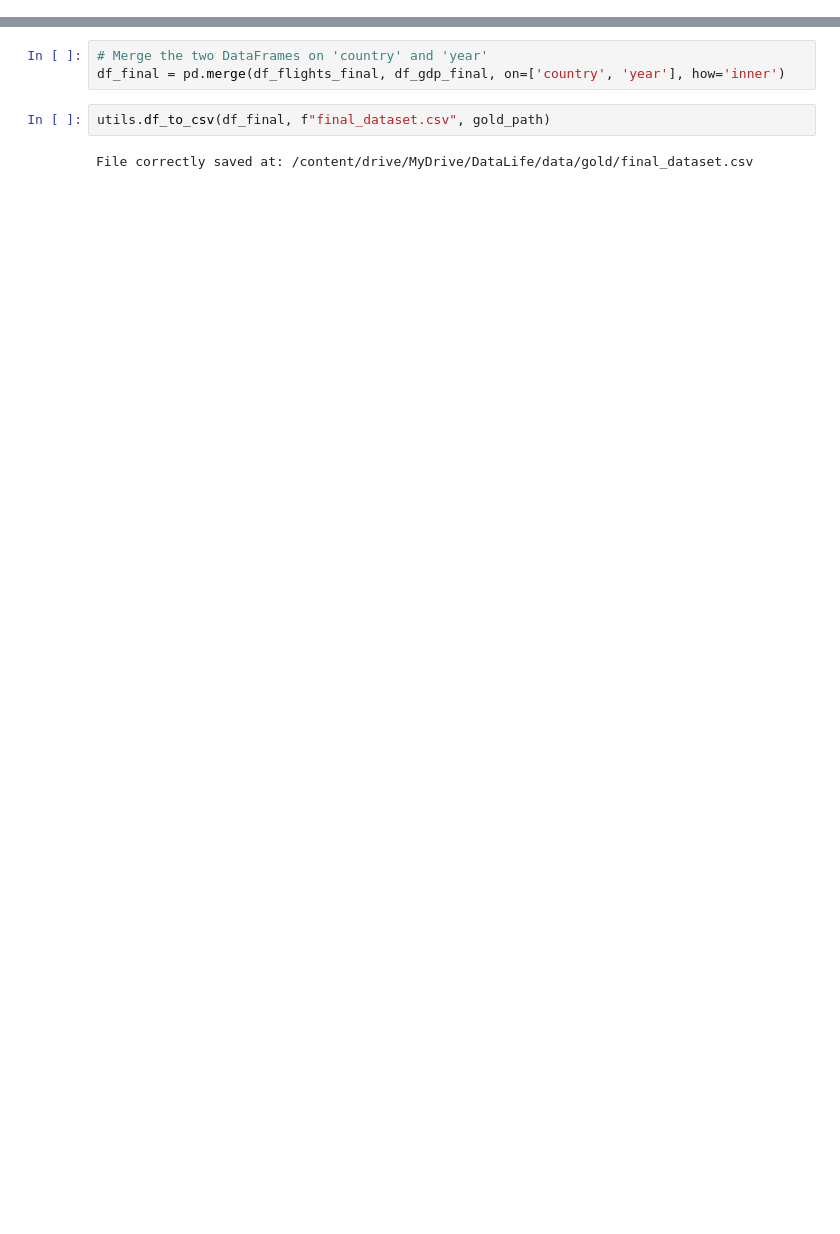
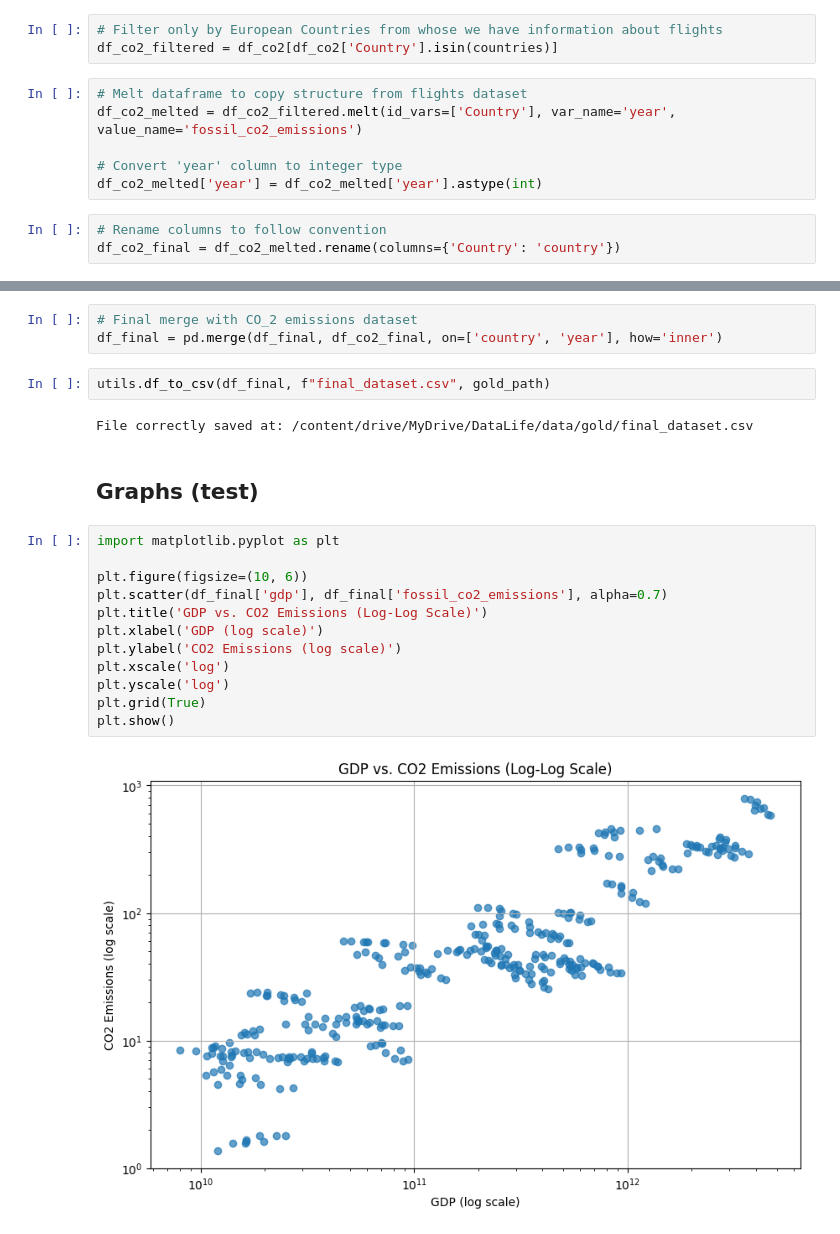
Before and after one commit to apalomo75/dlc-gdp-airtraffic, a Jupyter notebook: notebooks/03_silver_to_gold.ipynb, the cells around one changed output, grey strips where cells are left out. Saved outputs shown, nothing was run; the diff lists cells and outputs as text; blank space fills up the shorter version.

```diff
--- a/notebooks/03_silver_to_gold.ipynb
+++ b/notebooks/03_silver_to_gold.ipynb
@@ -132 +189,13 @@ df_gdp_final = df_gdp_melted.rename(columns={'Country Name': 'country'})
+# %%
+# Filter only by European Countries from whose we have information about flights
+df_co2_filtered = df_co2[df_co2['Country'].isin(countries)]
+# %%
+# Melt dataframe to copy structure from flights dataset
+df_co2_melted = df_co2_filtered.melt(id_vars=['Country'], var_name='year', value_name='fossil_co2_emissions')
+
+# Convert 'year' column to integer type
+df_co2_melted['year'] = df_co2_melted['year'].astype(int)
+# %%
+# Rename columns to follow convention
+df_co2_final = df_co2_melted.rename(columns={'Country': 'country'})
 # %% [markdown]
@@ -134,7 +203,23 @@ df_gdp_final = df_gdp_melted.rename(columns={'Country Name': 'country'})
 # %%
-# Merge the two DataFrames on 'country' and 'year'
-df_final = pd.merge(df_flights_final, df_gdp_final, on=['country', 'year'], how='inner')
+# Final merge with CO_2 emissions dataset
+df_final = pd.merge(df_final, df_co2_final, on=['country', 'year'], how='inner')
 # %%
 utils.df_to_csv(df_final, f"final_dataset.csv", gold_path)
 # %% [output]
 File correctly saved at: /content/drive/MyDrive/DataLife/data/gold/final_dataset.csv
+# %% [markdown]
+## Graphs (test)
+# %%
+import matplotlib.pyplot as plt
+
+plt.figure(figsize=(10, 6))
+plt.scatter(df_final['gdp'], df_final['fossil_co2_emissions'], alpha=0.7)
+plt.title('GDP vs. CO2 Emissions (Log-Log Scale)')
+plt.xlabel('GDP (log scale)')
+plt.ylabel('CO2 Emissions (log scale)')
+plt.xscale('log')
+plt.yscale('log')
+plt.grid(True)
+plt.show()
+# %% [output]
+[figure, added]
```
Also changed, not shown: parts of 17 cells of this notebook.
